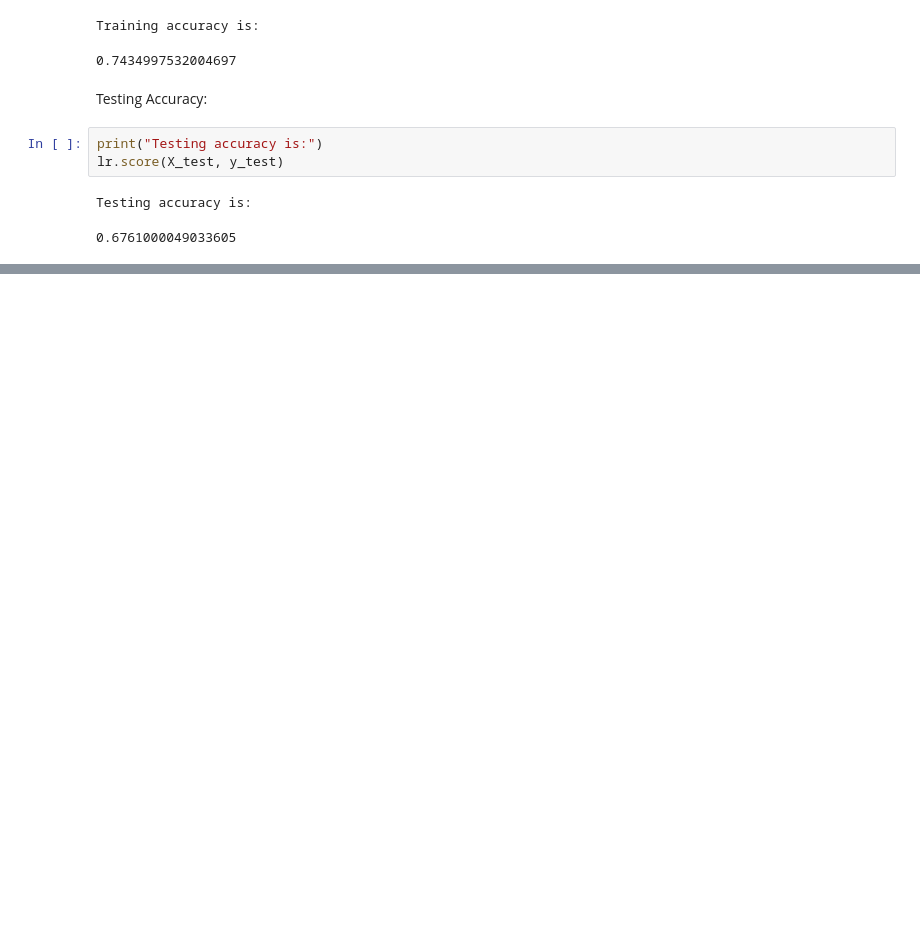
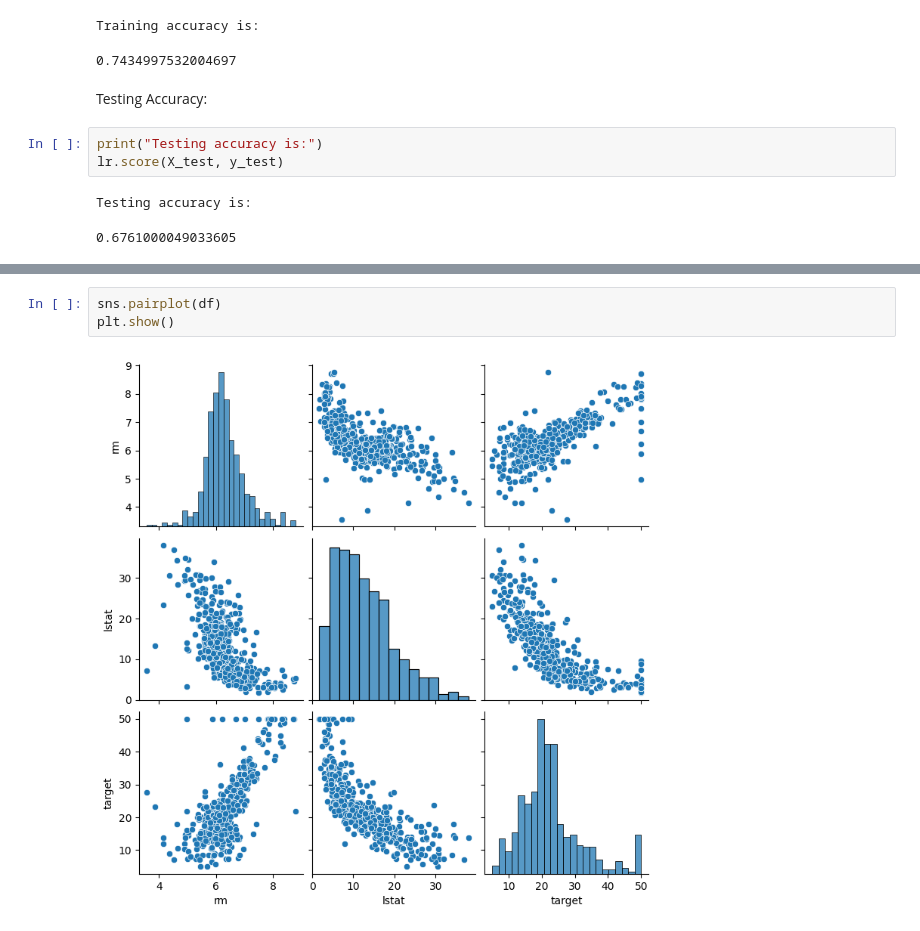
Before and after one commit to Dnyanesh-Bachhav/DSBDA-Practicals, a Jupyter notebook: Practical_No_4_TECO2223B081.ipynb, the cells around one changed output, grey strips where cells are left out. Saved outputs shown, nothing was run; the diff lists cells and outputs as text; blank space fills up the shorter version.

```diff
--- a/Practical_No_4_TECO2223B081.ipynb
+++ b/Practical_No_4_TECO2223B081.ipynb
@@ -146,0 +256,5 @@ Testing accuracy is:
+# %%
+sns.pairplot(df)
+plt.show()
+# %% [output]
+[figure, added]
```
Also changed, not shown: parts of 25 cells of this notebook, 15 other files.
